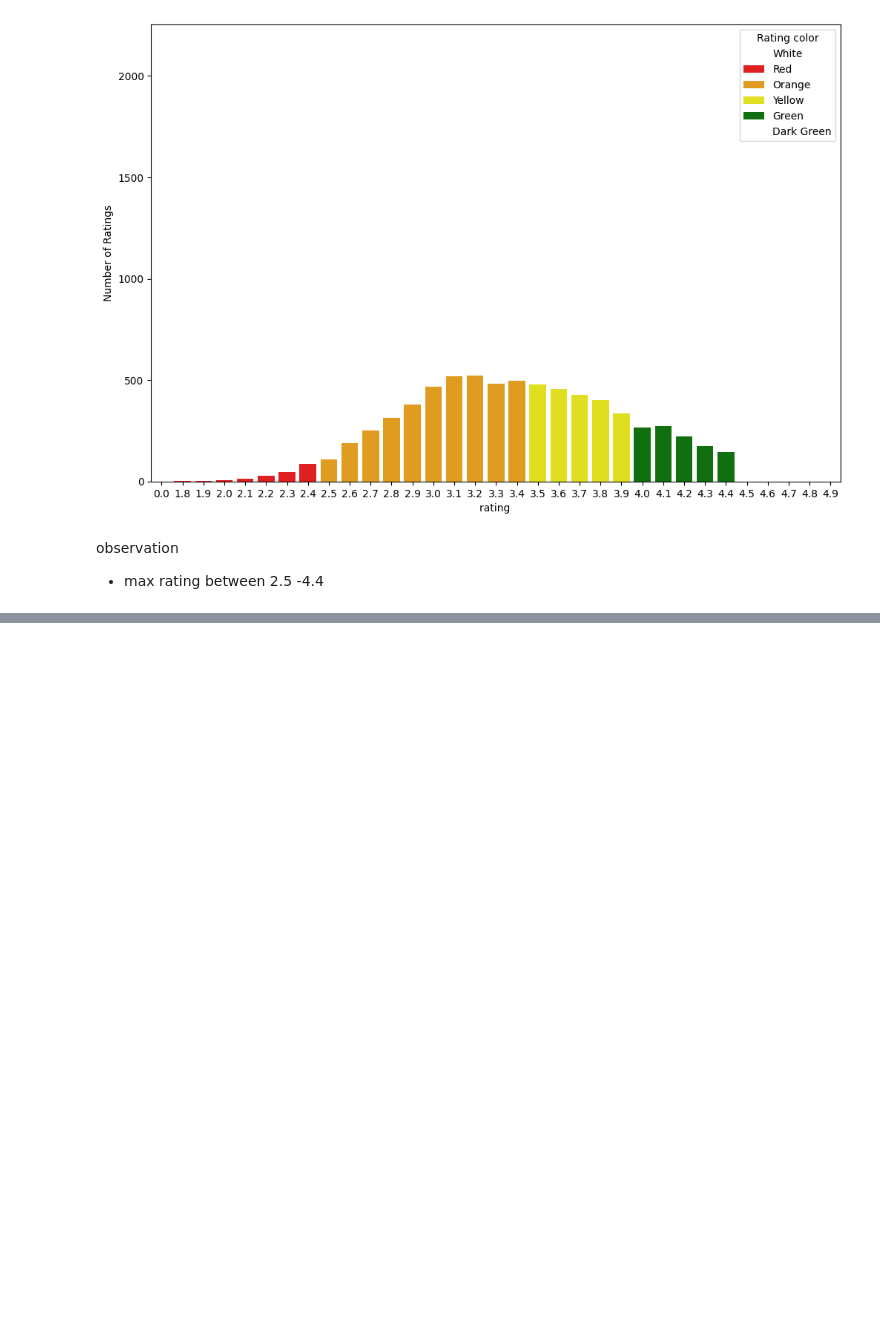
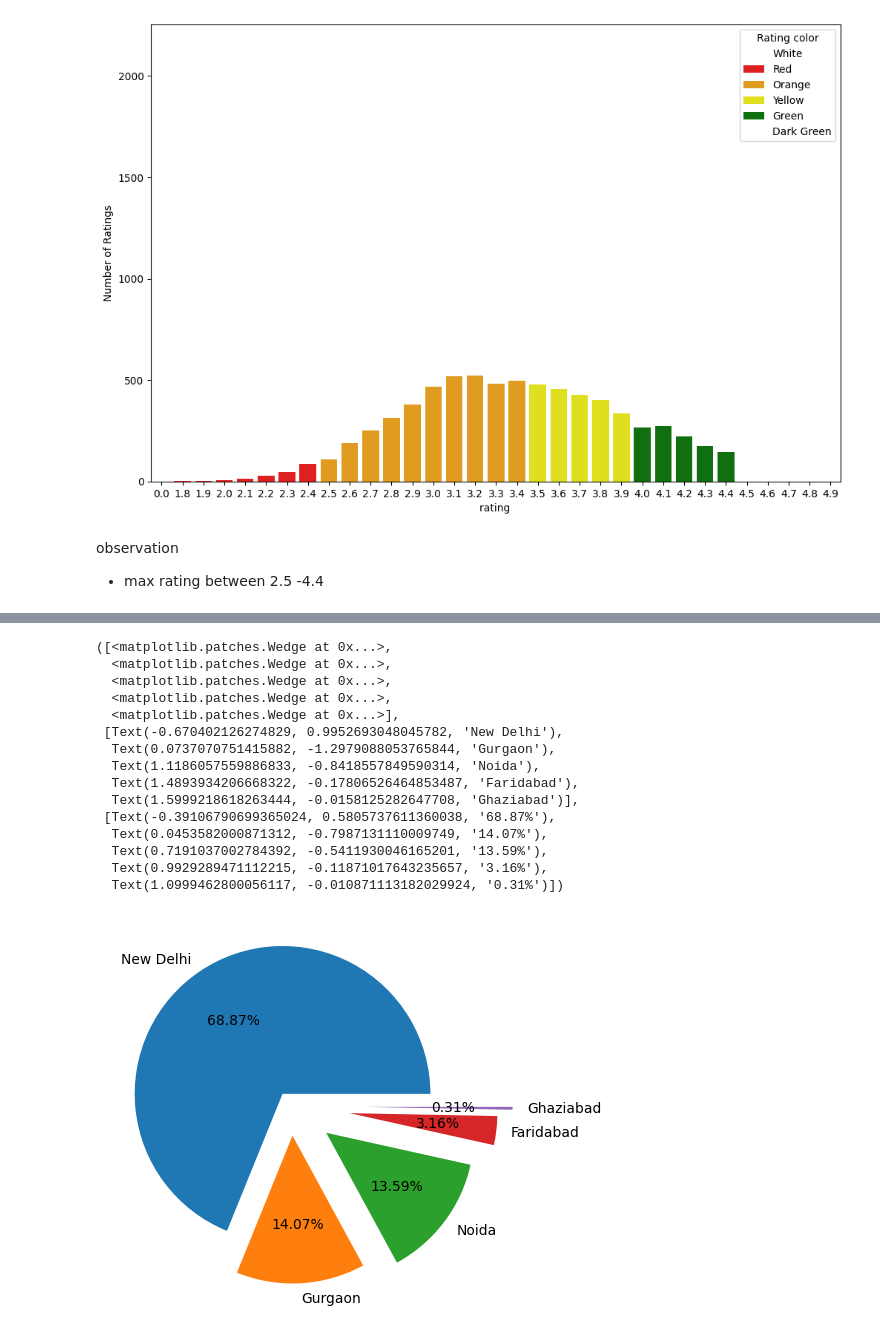
Before and after one commit to FasilHameed/Zomato-EDA-PROJECT, a Jupyter notebook: Project File.ipynb, the cells around one changed output, grey strips where cells are left out. Saved outputs shown, nothing was run; the diff lists cells and outputs as text; code cells hidden in the pictures; blank space fills up the shorter version.

```diff
--- a/Project File.ipynb
+++ b/Project File.ipynb
@@ -287,0 +386,21 @@ The palette list has fewer values (5) than needed (6) and will cycle, which may
+# %%
+
+
+plt.pie(final_df.City.value_counts().values[:5],labels=final_df.City.value_counts().index[:5],explode=[0.1,0.2,0.3,0.4,0.5],autopct='%1.2f%%')
+# %% [output]
+([<matplotlib.patches.Wedge at 0x...>,
+  <matplotlib.patches.Wedge at 0x...>,
+  <matplotlib.patches.Wedge at 0x...>,
+  <matplotlib.patches.Wedge at 0x...>,
+  <matplotlib.patches.Wedge at 0x...>],
+ [Text(-0.670402126274829, 0.9952693048045782, 'New Delhi'),
+  Text(0.0737070751415882, -1.2979088053765844, 'Gurgaon'),
+  Text(1.1186057559886833, -0.8418557849590314, 'Noida'),
+  Text(1.4893934206668322, -0.17806526464853487, 'Faridabad'),
+  Text(1.5999218618263444, -0.0158125282647708, 'Ghaziabad')],
+ [Text(-0.39106790699365024, 0.5805737611360038, '68.87%'),
+  Text(0.0453582000871312, -0.7987131110009749, '14.07%'),
+  Text(0.7191037002784392, -0.5411930046165201, '13.59%'),
+  Text(0.9929289471112215, -0.11871017643235657, '3.16%'),
+  Text(1.0999462800056117, -0.010871113182029924, '0.31%')])
+[figure, added]
```
Also changed, not shown: parts of 11 cells of this notebook.
